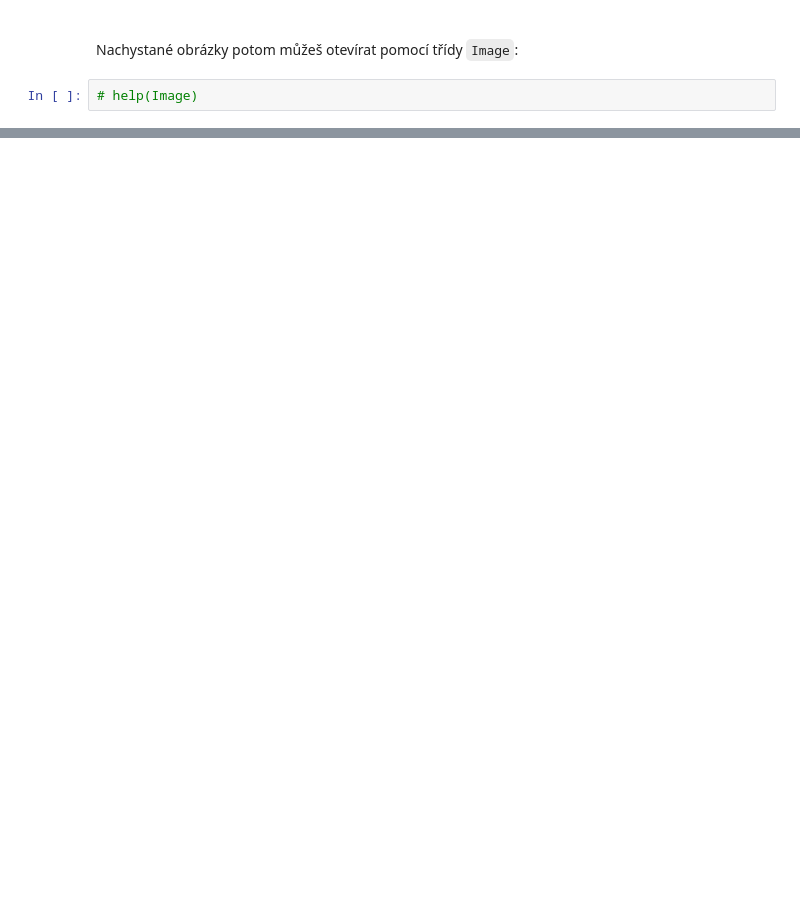
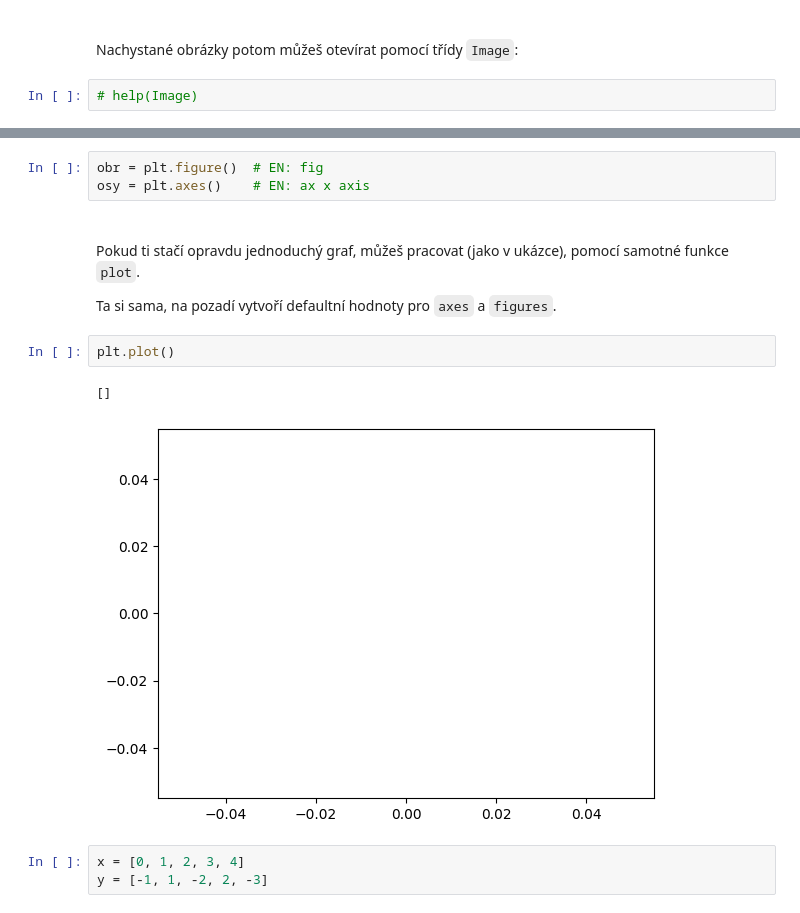
Before and after one commit to Bralor/data-csob-2023, a Jupyter notebook: shared/notebooks/lesson07.ipynb, the cells around one changed output, grey strips where cells are left out. Saved outputs shown, nothing was run; the diff lists cells and outputs as text; blank space fills up the shorter version.

```diff
--- a/shared/notebooks/lesson07.ipynb
+++ b/shared/notebooks/lesson07.ipynb
@@ -147,0 +223,17 @@ Image('prvni_ukazka.png')
+# %%
+obr = plt.figure()  # EN: fig
+osy = plt.axes()    # EN: ax x axis
+# %% [markdown]
+<br>
+
+Pokud ti stačí opravdu jednoduchý graf, můžeš pracovat (jako v ukázce), pomocí samotné funkce `plot`.
+
+Ta si sama, na pozadí vytvoří defaultní hodnoty pro `axes` a `figures`.
+# %%
+plt.plot()
+# %% [output]
+[]
+[figure, added]
+# %%
+x = [0, 1, 2, 3, 4]
+y = [-1, 1, -2, 2, -3]
```
Also changed, not shown: parts of 191 cells of this notebook.
